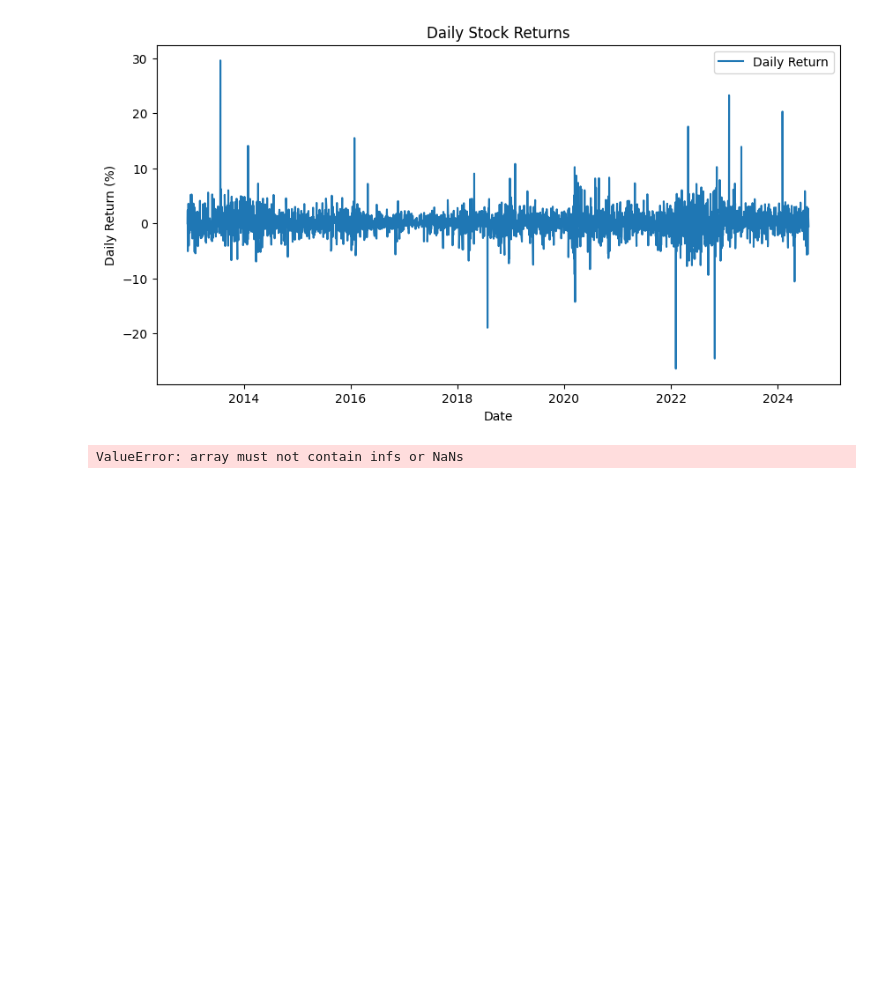
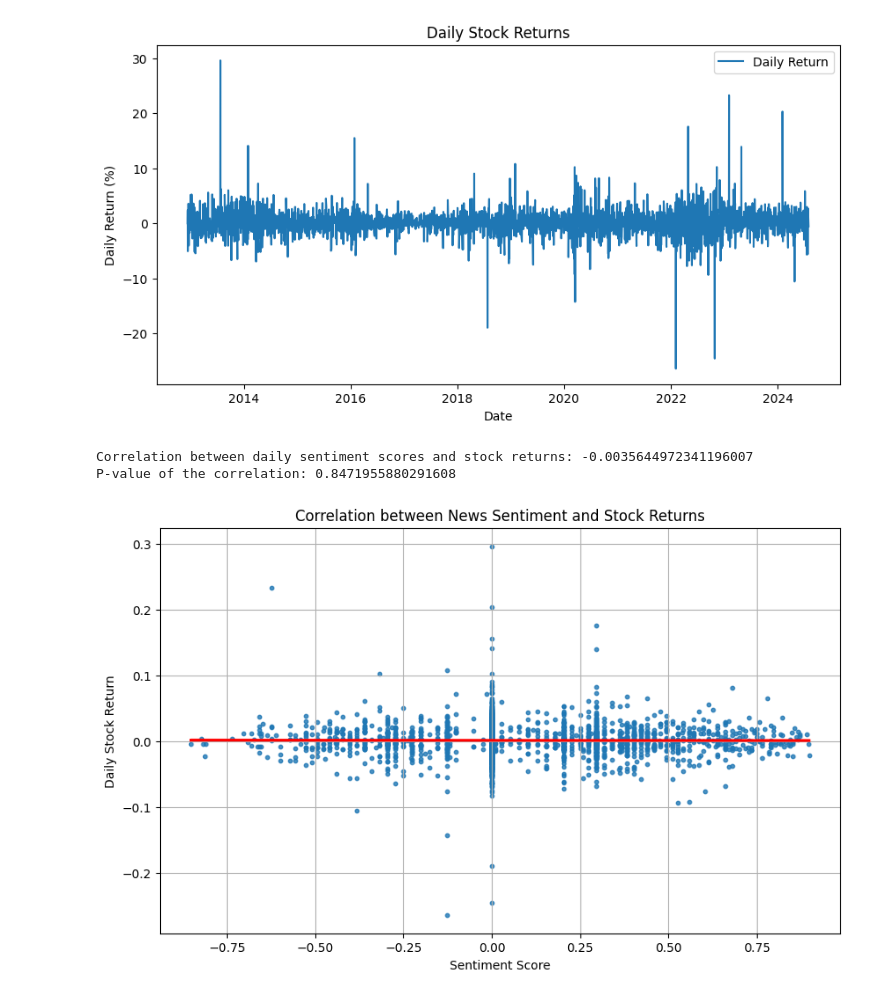
Before and after one commit to tesfayefekadu/kifiya_week_1, a Jupyter notebook: notebooks/correlation.ipynb, the cells around one changed output. Saved outputs shown, nothing was run; the diff lists cells and outputs as text; code cells hidden in the pictures; blank space fills up the shorter version.

Commit message:
correlation b/n daily sentiment scores and daily stock

```diff
--- a/notebooks/correlation.ipynb
+++ b/notebooks/correlation.ipynb
@@ -195,6 +214,12 @@ plt.show()
 # %% [output]
 [figure]
 # %%
+# Calculate Daily Stock Returns
+aligned_data['daily_return'] = aligned_data['Close'].pct_change()
+
+# Drop any rows with NaN values that might have resulted from pct_change
+aligned_data.dropna(subset=['daily_return'], inplace=True)
+
 # Calculate the correlation between daily sentiment scores and daily stock returns
 correlation, p_value = pearsonr(aligned_data['sentiment'], aligned_data['daily_return'])
 
@@ -202,4 +227,18 @@ correlation, p_value = pearsonr(aligned_data['sentiment'], aligned_data['daily_r
 print(f"Correlation between daily sentiment scores and stock returns: {correlation}")
 print(f"P-value of the correlation: {p_value}")
 # %% [output]
-ValueError: array must not contain infs or NaNs
+Correlation between daily sentiment scores and stock returns: -0.0035644972341196007
+P-value of the correlation: 0.8471955880291608
+# %%
+# Create a scatter plot with a regression line
+plt.figure(figsize=(10, 6))
+sns.regplot(x='sentiment', y='daily_return', data=aligned_data, scatter_kws={'s': 10}, line_kws={'color': 'red'})
+plt.title('Correlation between News Sentiment and Stock Returns')
+plt.xlabel('Sentiment Score')
+plt.ylabel('Daily Stock Return')
+plt.grid(True)
+
+# Show the plot
+plt.show()
+# %% [output]
+[figure, added]
```
Also changed, not shown: parts of 4 cells of this notebook.
